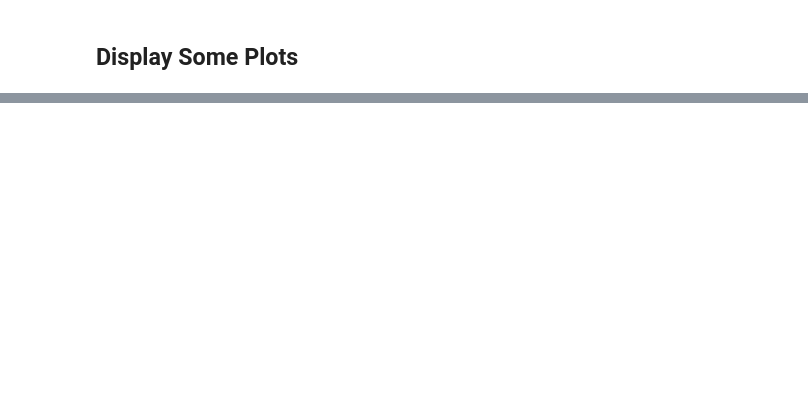
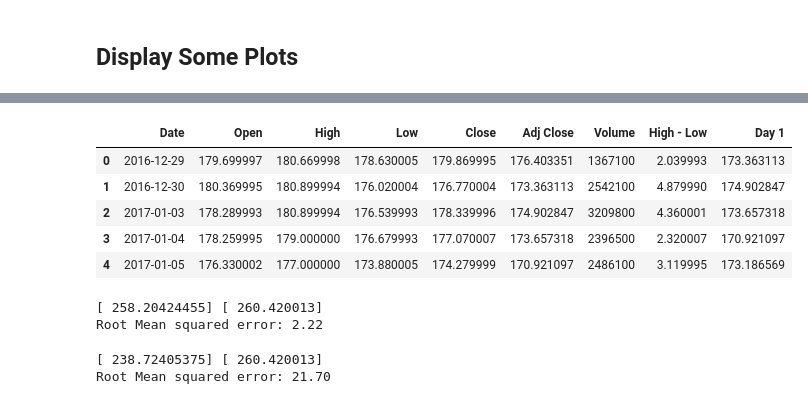
Before and after one commit to sandeeppaulraj/machine-learning, a Jupyter notebook: projects/capstone/stock_price_estimator.ipynb, the cells around one changed output, grey strips where cells are left out. Saved outputs shown, nothing was run; the diff lists cells and outputs as text; code cells hidden in the pictures; blank space fills up the shorter version.

```diff
--- a/projects/capstone/stock_price_estimator.ipynb
+++ b/projects/capstone/stock_price_estimator.ipynb
@@ -232,0 +233,13 @@ plt.show()
+# %%
+avgo = avgo.iloc[::-1]
+avgo = avgo.reset_index()
+del avgo['index']
+
+avgo.head()
+# %% [output]
+|  | Date | Open | High | Low | Close | Adj Close | Volume | High - Low | Day 1 |
+| 0 | 2016-12-29 | 179.699997 | 180.669998 | 178.630005 | 179.869995 | 176.403351 | 1367100 | 2.039993 | 173.363113 |
+| 1 | 2016-12-30 | 180.369995 | 180.899994 | 176.020004 | 176.770004 | 173.363113 | 2542100 | 4.879990 | 174.902847 |
+| 2 | 2017-01-03 | 178.289993 | 180.899994 | 176.539993 | 178.339996 | 174.902847 | 3209800 | 4.360001 | 173.657318 |
+| 3 | 2017-01-04 | 178.259995 | 179.000000 | 176.679993 | 177.070007 | 173.657318 | 2396500 | 2.320007 | 170.921097 |
+| 4 | 2017-01-05 | 176.330002 | 177.000000 | 173.880005 | 174.279999 | 170.921097 | 2486100 | 3.119995 | 173.186569 |
@@ -232,0 +255,35 @@ plt.show()
+# %%
+from sklearn import linear_model
+from sklearn.metrics import mean_squared_error, r2_score
+from math import sqrt
+
+linreg = linear_model.LinearRegression()
+linreg.fit(X_train, y_train)
+y_pred = linreg.predict(X_test)
+
+print(y_pred, y_test)
+
+# The root mean squared error
+print("Root Mean squared error: %.2f"
+      % sqrt(mean_squared_error(y_test, y_pred)))
+# %% [output]
+[ 258.20424455] [ 260.420013]
+Root Mean squared error: 2.22
+# %%
+from sklearn.svm import SVR
+from sklearn.tree import DecisionTreeRegressor
+
+
+clf = SVR(C=1.0, epsilon=0.2)
+clf.fit(X_train, y_train)
+
+y_pred = clf.predict(X_test)
+
+print(y_pred, y_test)
+
+# The root mean squared error
+print("Root Mean squared error: %.2f"
+      % sqrt(mean_squared_error(y_test, y_pred)))
+# %% [output]
+[ 238.72405375] [ 260.420013]
+Root Mean squared error: 21.70
```
Also changed, not shown: parts of 25 cells of this notebook, 1 other file.
